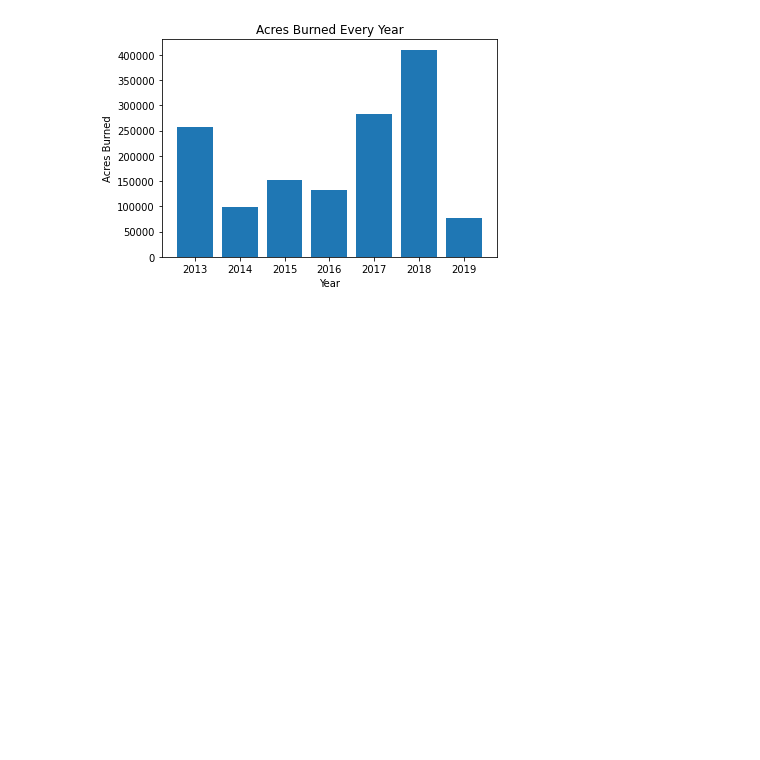
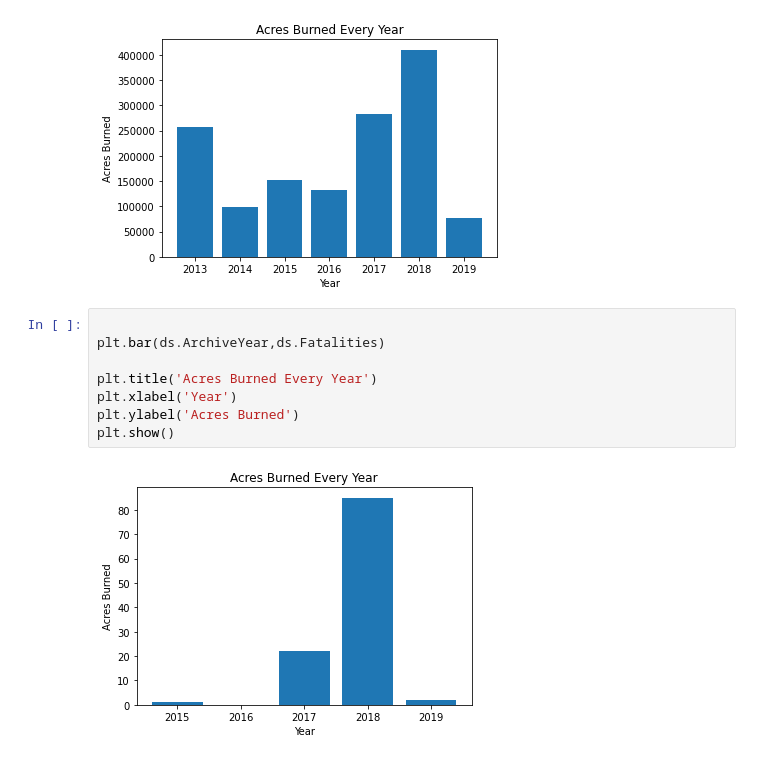
Before and after one commit to JERWIN0/BAT404_FIREMAN, a Jupyter notebook: Analysis_of_Wildfires_Occurrence_Worldwide.ipynb, the cells around one changed output. Drawn from its saved outputs; the diff is of its cells as text; blank space fills up the shorter version.

```diff
--- a/Analysis_of_Wildfires_Occurrence_Worldwide.ipynb
+++ b/Analysis_of_Wildfires_Occurrence_Worldwide.ipynb
@@ -147,3 +141,13 @@ plt.ylabel('Acres Burned')
 plt.show()
 # %% [output]
 [figure]
+# %%
+
+plt.bar(ds.ArchiveYear,ds.Fatalities)
+
+plt.title('Acres Burned Every Year')
+plt.xlabel('Year')
+plt.ylabel('Acres Burned')
+plt.show()
+# %% [output]
+[figure, added]
```
Also changed, not shown: parts of 10 cells of this notebook.
